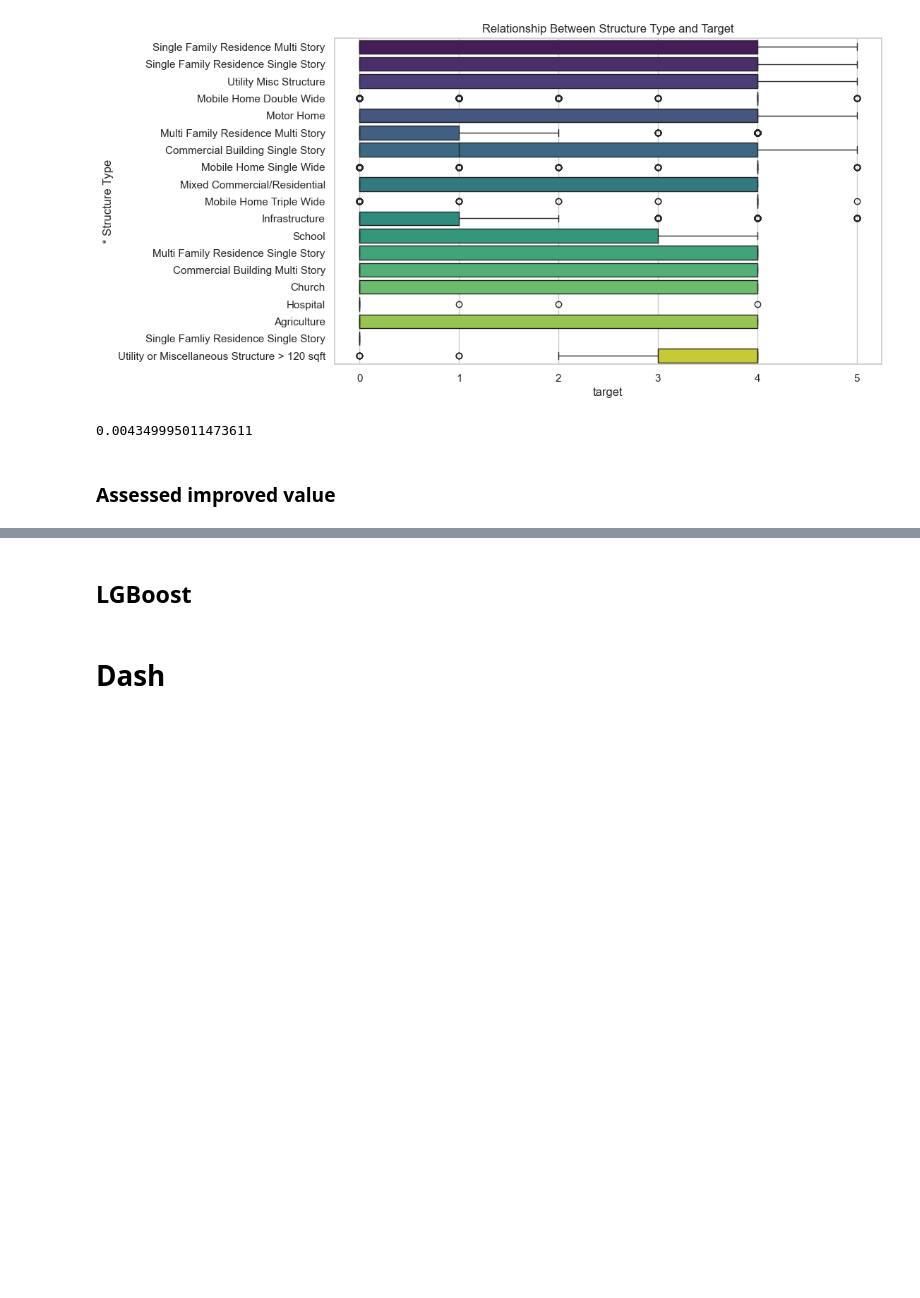
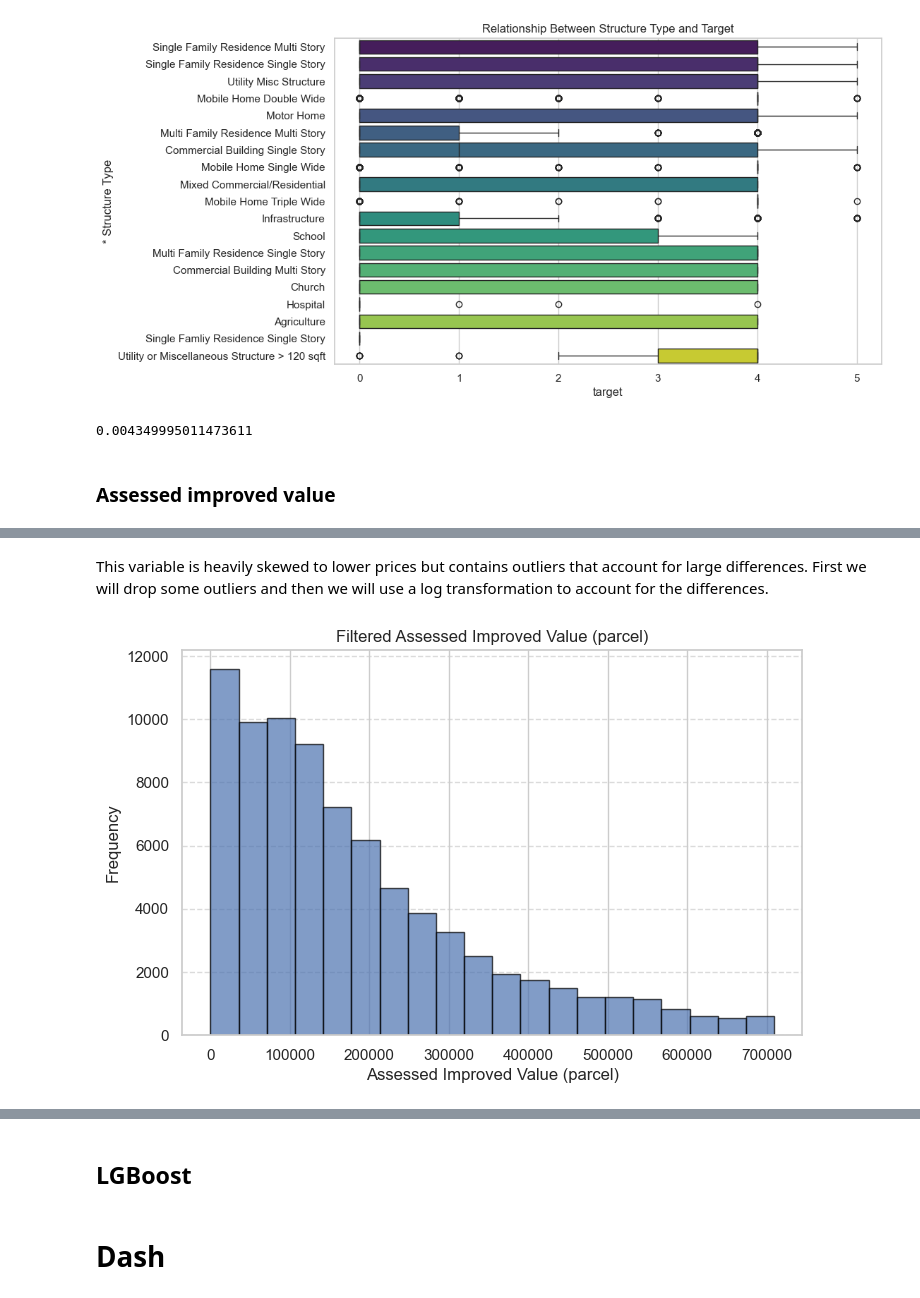
Before and after one commit to Isaacfer49/CaliforniaWildfire, a Jupyter notebook: CaliWildFire.ipynb, the cells around one changed output, grey strips where cells are left out. Cells and saved outputs as stored; diff of their text form; code cells hidden in the pictures; blank space fills up the shorter version.

```diff
--- a/CaliWildFire.ipynb
+++ b/CaliWildFire.ipynb
@@ -363,0 +419,32 @@ array([ 510000.,  573052.,  350151., ..., 2249521., 5983875.,  894805.],
+# %% [markdown]
+This variable is heavily skewed to lower prices but contains outliers that account for large differences. First we will drop some outliers and then we will use a log transformation to account for the differences.
+# %%
+# Remove zeros and NaN values
+filtered_values = cali['Assessed Improved Value (parcel)'].replace(0, np.nan).dropna()
+
+# Calculate the IQR (Interquartile Range) for outlier detection
+Q1 = filtered_values.quantile(0.25)
+Q3 = filtered_values.quantile(0.75)
+IQR = Q3 - Q1
+
+# Define the lower and upper bounds for outliers
+lower_bound = Q1 - 1.5 * IQR
+upper_bound = Q3 + 1.5 * IQR
+
+# Filter out the outliers
+filtered_values = filtered_values[(filtered_values >= lower_bound) & (filtered_values <= upper_bound)]
+
+
+
+
+
+
+plt.figure(figsize=(8, 5))
+plt.hist(filtered_values, bins=20, edgecolor='black', alpha=0.7)
+plt.title('Filtered Assessed Improved Value (parcel)')
+plt.xlabel('Assessed Improved Value (parcel)')
+plt.ylabel('Frequency')
+plt.grid(axis='y', linestyle='--', alpha=0.7)
+plt.show()
+# %% [output]
+[figure, added]
```
Also changed, not shown: parts of 11 cells of this notebook.
